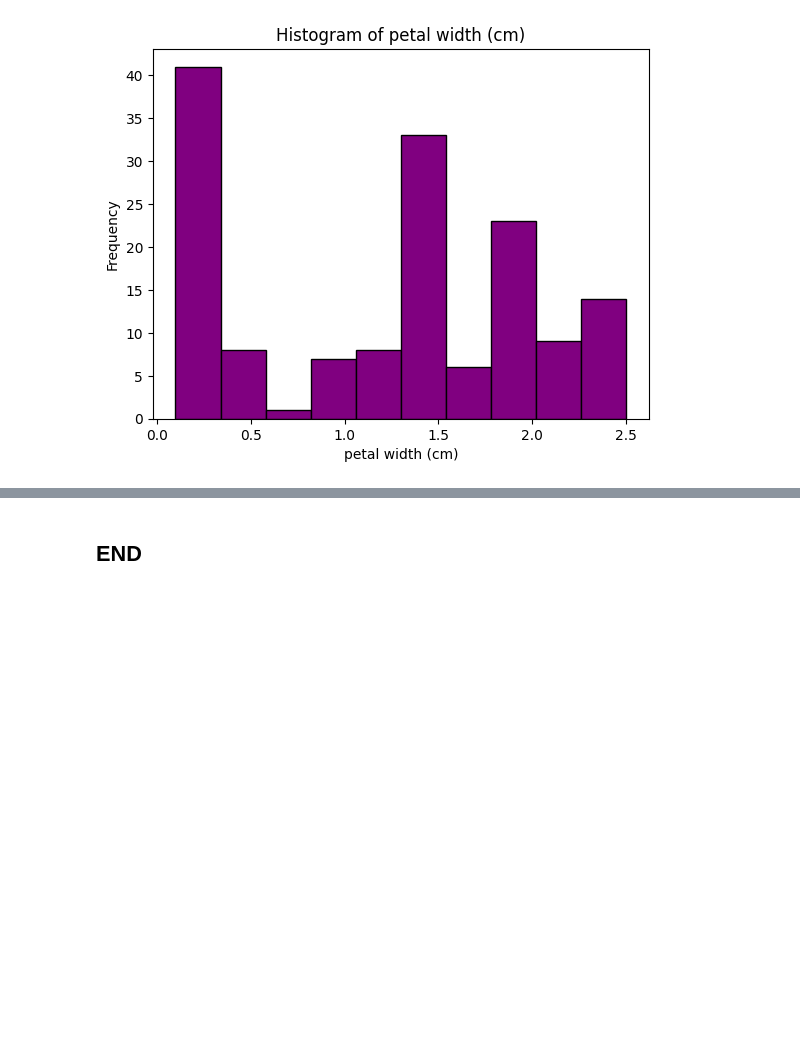
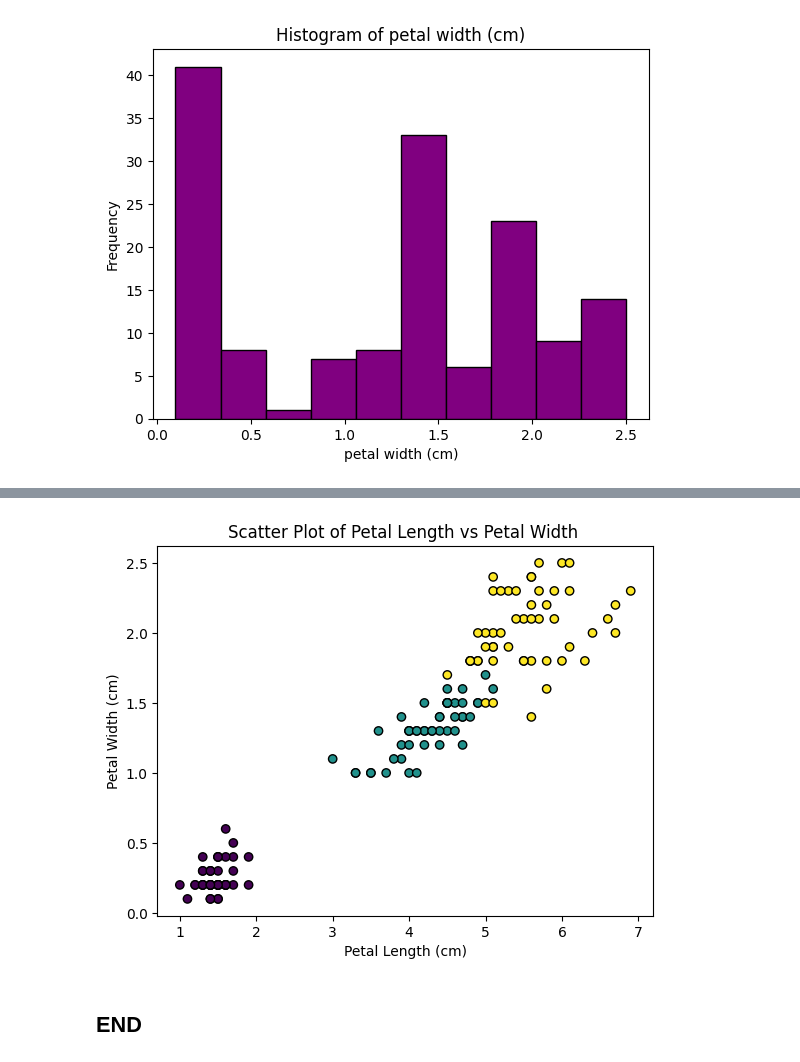
Before and after one commit to Svitlana937/Svit_Koz_DA, a Jupyter notebook: tasks.ipynb, the cells around one changed output, grey strips where cells are left out. Cells and saved outputs as stored; diff of their text form; code cells hidden in the pictures; blank space fills up the shorter version.

```diff
--- a/tasks.ipynb
+++ b/tasks.ipynb
@@ -258,2 +272,16 @@ plt.show()
+# %%
+# Extract the features and target
+petal_length = iris.data[:, 2]  # Petal length (cm)
+petal_width = iris.data[:, 3]   # Petal width (cm)
+target = iris.target            # Flower classes (0, 1, 2)
+
+# Create a scatter plot with color-coded classes
+scatter = plt.scatter(petal_length, petal_width, c=target, cmap='viridis', edgecolor='black')
+plt.title('Scatter Plot of Petal Length vs Petal Width ')
+plt.xlabel('Petal Length (cm)')
+plt.ylabel('Petal Width (cm)')
+plt.show()
+# %% [output]
+[figure, added]
 # %% [markdown]
 ## END
```
Also changed, not shown: parts of 2 cells of this notebook.
